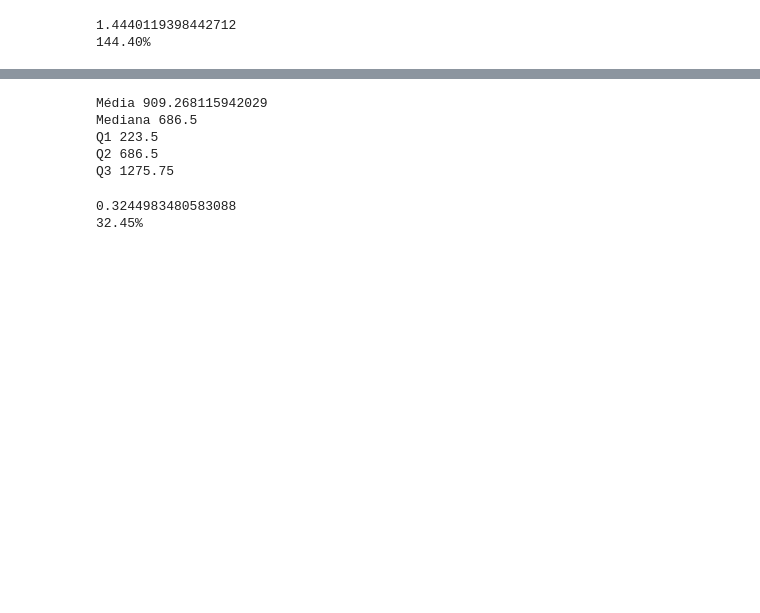
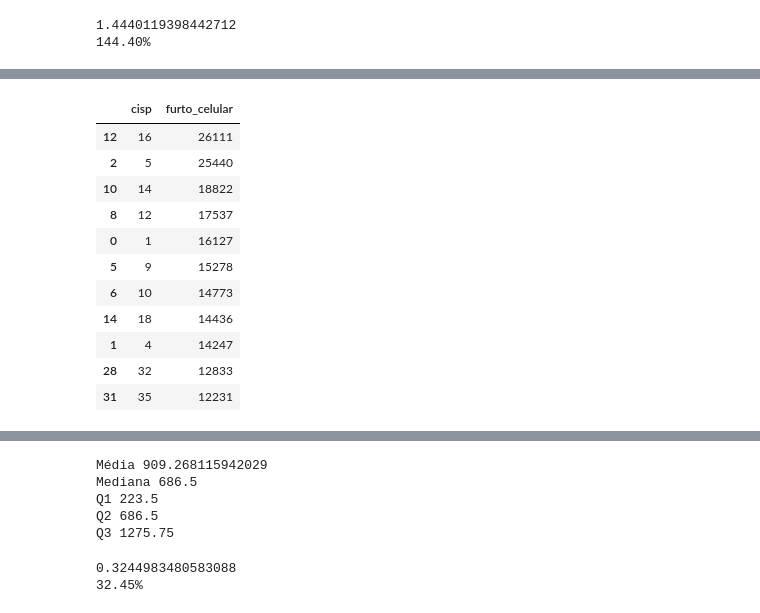
Before and after one commit to CarlosEduardoRodrigues7/Uc2, a Jupyter notebook: isp dados,aula1.ipynb, the cells around one changed output, grey strips where cells are left out. Drawn from its saved outputs; the diff is of its cells as text; code cells hidden in the pictures; blank space fills up the shorter version.

```diff
--- a/isp dados,aula1.ipynb
+++ b/isp dados,aula1.ipynb
@@ -147,3 +247,15 @@ mediana = np.median(array_furto_cel_dp)
 q1 = np.percentile(array_furto_cel_dp, 25)
 q2 = np.percentile(array_furto_cel_dp, 50)
 q3 = np.percentile(array_furto_cel_dp,75)
+iqr = q3 - q1
+limite_superior = q3 + (1.5 * iqr)
+limite_inferior = q1 - (1.5 * iqr)
+
+print (f'Q1 {q1}')
+print (f'Q2 {q2}')
+print (f'Q3 {q3}')
+print (f'Média {media}')
+print (f'Mediana {mediana}')
+print (f'Distancia {distancia:.2%}')
+print(f'Limite Superior {limite_superior}')
+print(f'Limite Inferior {limite_inferior}')
@@ -150,3 +271,20 @@ q3 = np.percentile(array_furto_cel_dp,75)
+# %%
+outlier_furto_cel_dp = df_furto_cel_dp.loc[df_furto_cel_dp['furto_celular'] > limite_superior]
+
+outlier_furto_cel_dp
+# %% [output]
+|  | cisp | furto_celular |
+| 12 | 16 | 26111 |
+| 2 | 5 | 25440 |
+| 10 | 14 | 18822 |
+| 8 | 12 | 17537 |
+| 0 | 1 | 16127 |
+| 5 | 9 | 15278 |
+| 6 | 10 | 14773 |
+| 14 | 18 | 14436 |
+| 1 | 4 | 14247 |
+| 28 | 32 | 12833 |
+| 31 | 35 | 12231 |
 # %%
 print(f'Media {media}')
 print(f'Mediana {mediana}')
```
Also changed, not shown: parts of 18 cells of this notebook.
